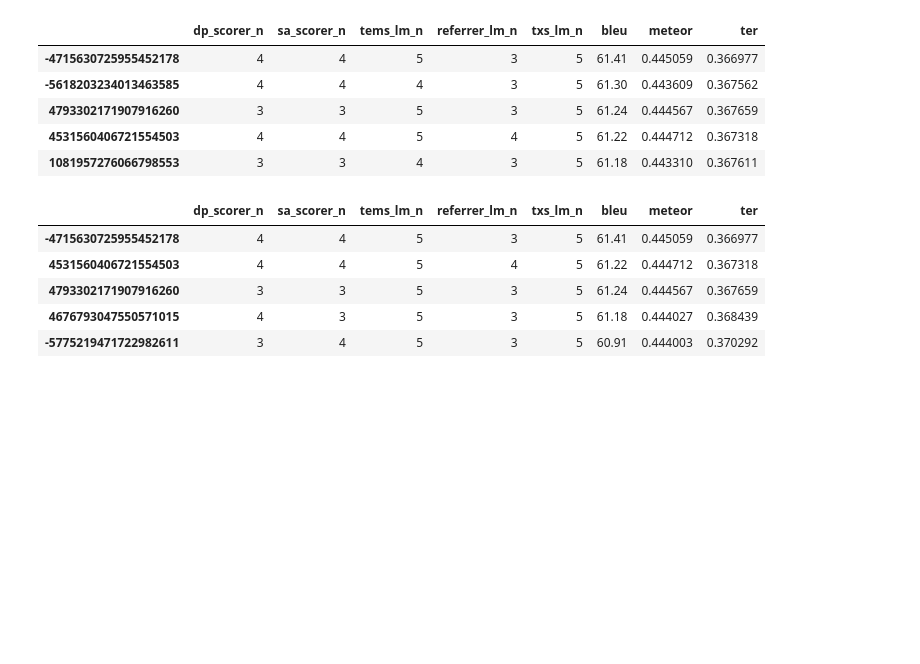
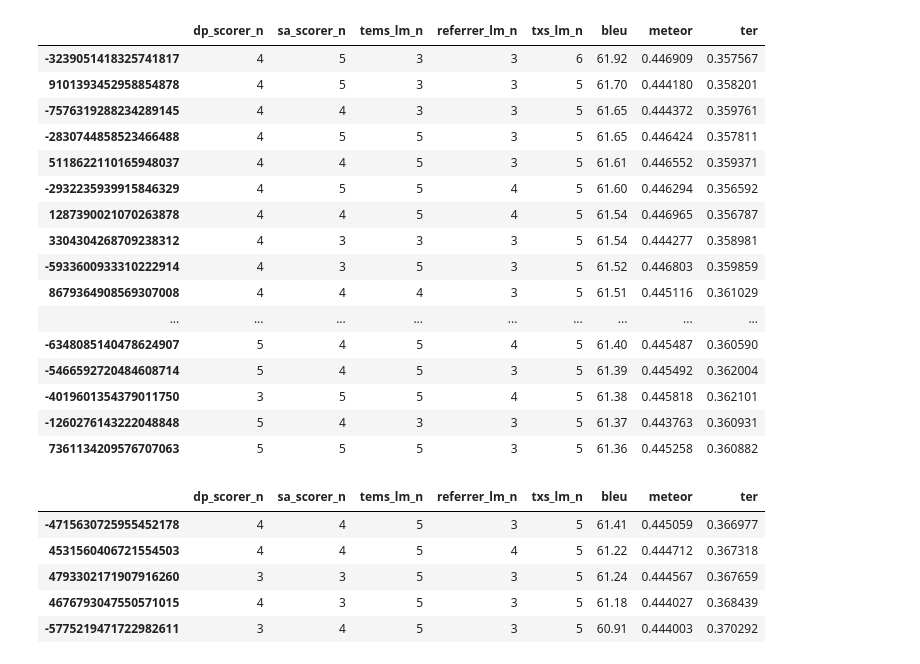
Before and after one commit to abevieiramota/masters, a Jupyter notebook: notebook/00 - Automatic evaluation - DEV.ipynb, the cells around one changed output. Cells and saved outputs as stored; diff of their text form; code cells hidden in the pictures; blank space fills up the shorter version.

```diff
--- a/notebook/00 - Automatic evaluation - DEV.ipynb
+++ b/notebook/00 - Automatic evaluation - DEV.ipynb
@@ -17,12 +17,24 @@ df_all[['bleu', 'meteor', 'ter']].describe()
 # %%
-df_all[['dp_scorer_n', 'sa_scorer_n', 'tems_lm_n', 'referrer_lm_n', 'txs_lm_n', 'bleu', 'meteor', 'ter']].sort_values('bleu', ascending=False).head()
+df_all[['dp_scorer_n', 'sa_scorer_n', 'tems_lm_n', 'referrer_lm_n', 'txs_lm_n', 'bleu', 'meteor', 'ter']]\
+.sort_values('bleu', ascending=False).head(20)
 # %% [output]
 |  | dp_scorer_n | sa_scorer_n | tems_lm_n | referrer_lm_n | txs_lm_n | bleu | meteor | ter |
-| -4715630725955452178 | 4 | 4 | 5 | 3 | 5 | 61.41 | 0.445059 | 0.366977 |
-| -5618203234013463585 | 4 | 4 | 4 | 3 | 5 | 61.30 | 0.443609 | 0.367562 |
-| 4793302171907916260 | 3 | 3 | 5 | 3 | 5 | 61.24 | 0.444567 | 0.367659 |
-| 4531560406721554503 | 4 | 4 | 5 | 4 | 5 | 61.22 | 0.444712 | 0.367318 |
-| 1081957276066798553 | 3 | 3 | 4 | 3 | 5 | 61.18 | 0.443310 | 0.367611 |
+| -3239051418325741817 | 4 | 5 | 3 | 3 | 6 | 61.92 | 0.446909 | 0.357567 |
+| 9101393452958854878 | 4 | 5 | 3 | 3 | 5 | 61.70 | 0.444180 | 0.358201 |
+| -7576319288234289145 | 4 | 4 | 3 | 3 | 5 | 61.65 | 0.444372 | 0.359761 |
+| -2830744858523466488 | 4 | 5 | 5 | 3 | 5 | 61.65 | 0.446424 | 0.357811 |
+| 5118622110165948037 | 4 | 4 | 5 | 3 | 5 | 61.61 | 0.446552 | 0.359371 |
+| -2932235939915846329 | 4 | 5 | 5 | 4 | 5 | 61.60 | 0.446294 | 0.356592 |
+| 1287390021070263878 | 4 | 4 | 5 | 4 | 5 | 61.54 | 0.446965 | 0.356787 |
+| 3304304268709238312 | 4 | 3 | 3 | 3 | 5 | 61.54 | 0.444277 | 0.358981 |
+| -5933600933310222914 | 4 | 3 | 5 | 3 | 5 | 61.52 | 0.446803 | 0.359859 |
+| 8679364908569307008 | 4 | 4 | 4 | 3 | 5 | 61.51 | 0.445116 | 0.361029 |
+| ... | ... | ... | ... | ... | ... | ... | ... | ... |
+| -6348085140478624907 | 5 | 4 | 5 | 4 | 5 | 61.40 | 0.445487 | 0.360590 |
+| -5466592720484608714 | 5 | 4 | 5 | 3 | 5 | 61.39 | 0.445492 | 0.362004 |
+| -4019601354379011750 | 3 | 5 | 5 | 4 | 5 | 61.38 | 0.445818 | 0.362101 |
+| -1260276143222048848 | 5 | 4 | 3 | 3 | 5 | 61.37 | 0.443763 | 0.360931 |
+| 7361134209576707063 | 5 | 5 | 5 | 3 | 5 | 61.36 | 0.445258 | 0.360882 |
 # %%
 df_all[['dp_scorer_n', 'sa_scorer_n', 'tems_lm_n', 'referrer_lm_n', 'txs_lm_n', 'bleu', 'meteor', 'ter']].sort_values('meteor', ascending=False).head()
 # %% [output]
```
Also changed, not shown: parts of 1 cell of this notebook, 9 other files.
